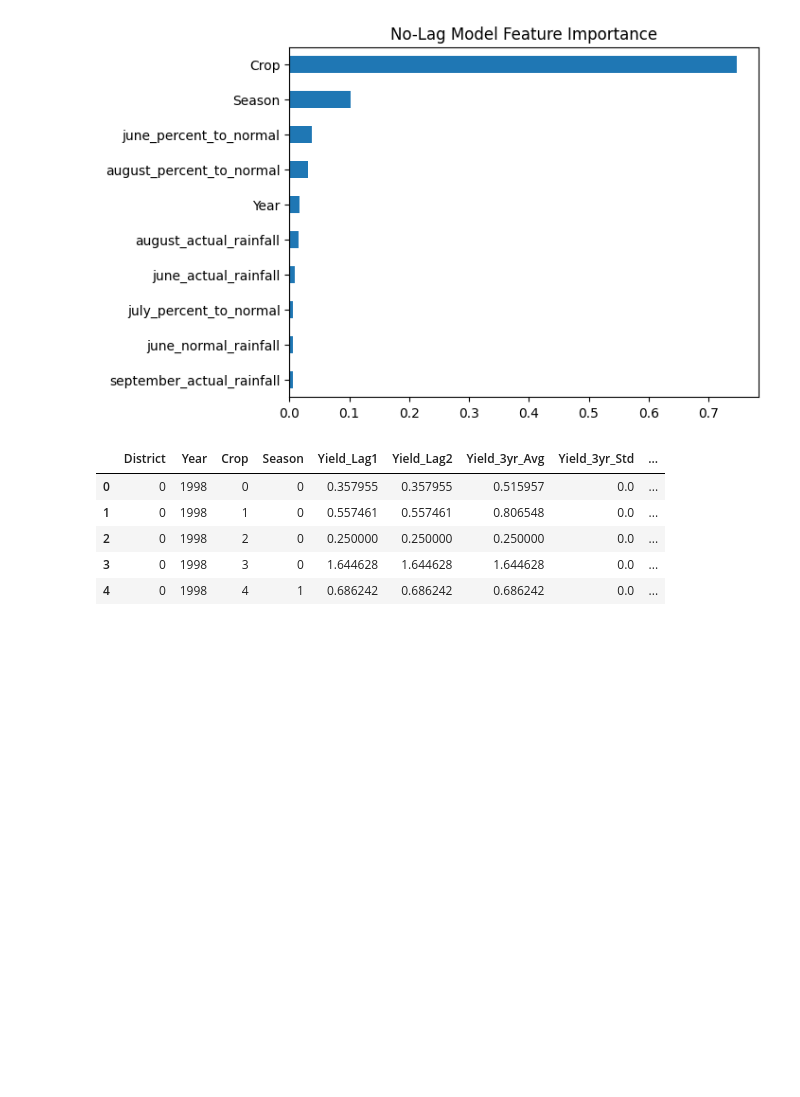
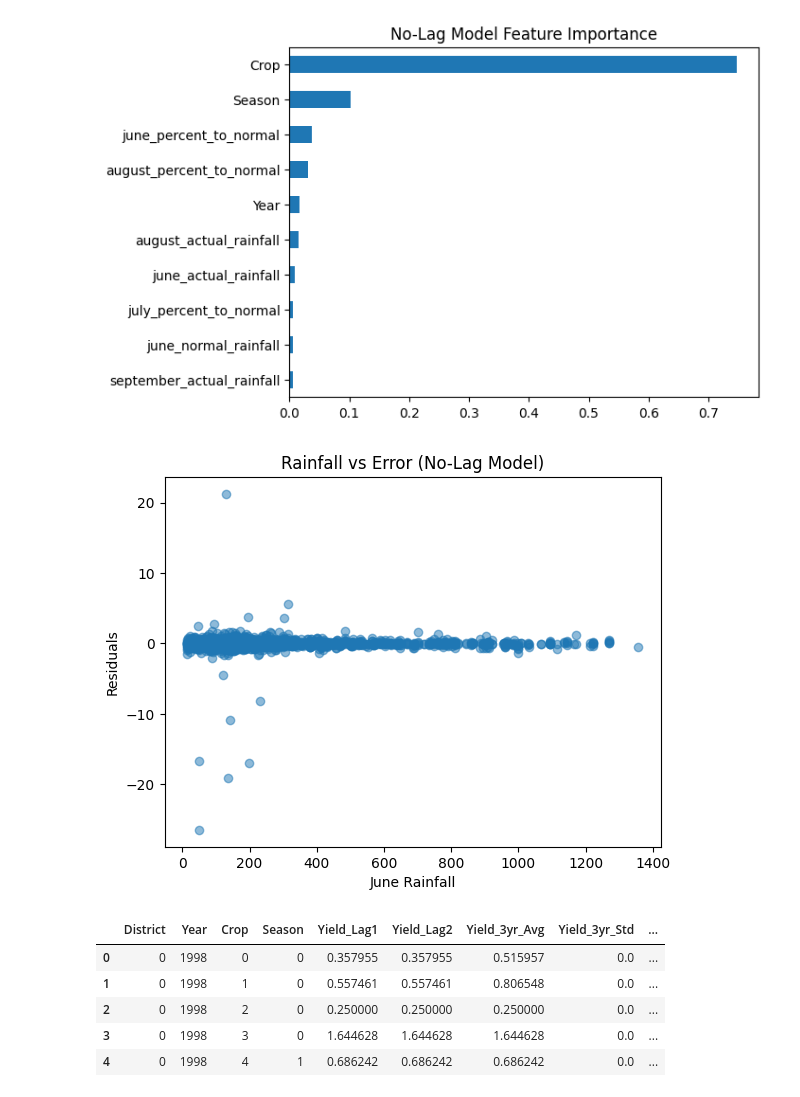
Before and after one commit to afrozAnsaari/Crop-Yield-Analysis-Prediction, a Jupyter notebook: model_01.ipynb, the cells around one changed output. Cells and saved outputs as stored; diff of their text form; code cells hidden in the pictures; blank space fills up the shorter version.

```diff
--- a/model_01.ipynb
+++ b/model_01.ipynb
@@ -302,6 +306,14 @@ plt.gca().invert_yaxis()
 plt.show()
 # %% [output]
 [figure]
+# %%
+plt.scatter(X_test["june_actual_rainfall"], residuals, alpha=0.5)
+plt.xlabel("June Rainfall")
+plt.ylabel("Residuals")
+plt.title("Rainfall vs Error (No-Lag Model)")
+plt.show()
+# %% [output]
+[figure, added]
 # %%
 # WITH CROPS AND ALL THE LAG FEATURES
 # %%
```
Also changed, not shown: parts of 2 cells of this notebook.
